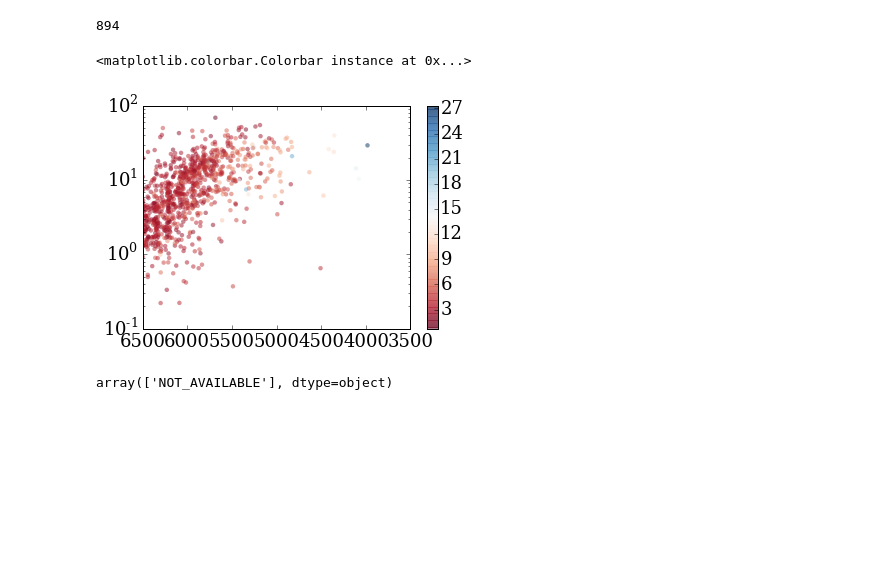
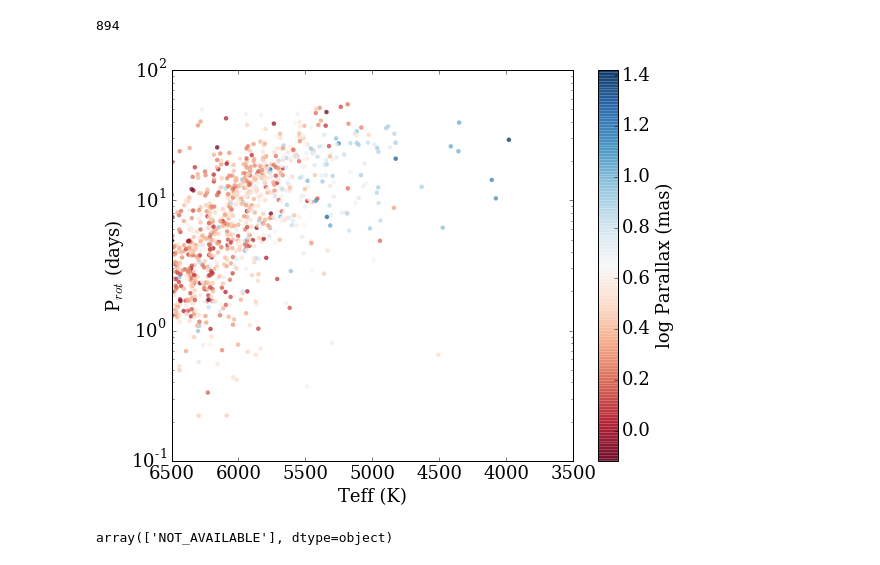
Before and after one commit to jradavenport/gaia_rot, a Jupyter notebook: explore.ipynb, the cells around one changed output. Cells and saved outputs as stored; diff of their text form; code cells hidden in the pictures; blank space fills up the shorter version.

```diff
--- a/explore.ipynb
+++ b/explore.ipynb
@@ -106,22 +106,25 @@ print(len(ok[0]))
 # %%
 '''
 can we explore the bimodality in periods for the M dwarfs?
 
 - NO - ... too few stars with parallax
 
 '''
 cm = plt.cm.get_cmap('RdBu')
 
+plt.figure(figsize=(9,7))
 plt.scatter(gaia[u'Teff'].values[ok],
             gaia[u'Prot'].values[ok],
-            s=20, alpha=0.5, lw=0, cmap=cm, c=(gaia[u'parallax'].values[ok] + 1))
+            s=20, alpha=0.75, lw=0, cmap=cm, c=np.log10(gaia[u'parallax'].values[ok]))
 plt.xlim(6500,3500)
 # plt.ylim(4,100)
 plt.yscale('log')
-plt.colorbar()
+plt.xlabel('Teff (K)')
+plt.ylabel('P$_{rot}$ (days)')
+cb = plt.colorbar()
+cb.set_label('log Parallax (mas)')
 # %% [output]
-<matplotlib.colorbar.Colorbar instance at 0x...>
-[figure, old version]
+[figure, new version]
 # %%
 # whats up with the "variable" flag in Gaia data? spot range?
 np.unique(gaia[u'phot_variable_flag'])
```
Also changed, not shown: parts of 19 cells of this notebook, 2 other files.
